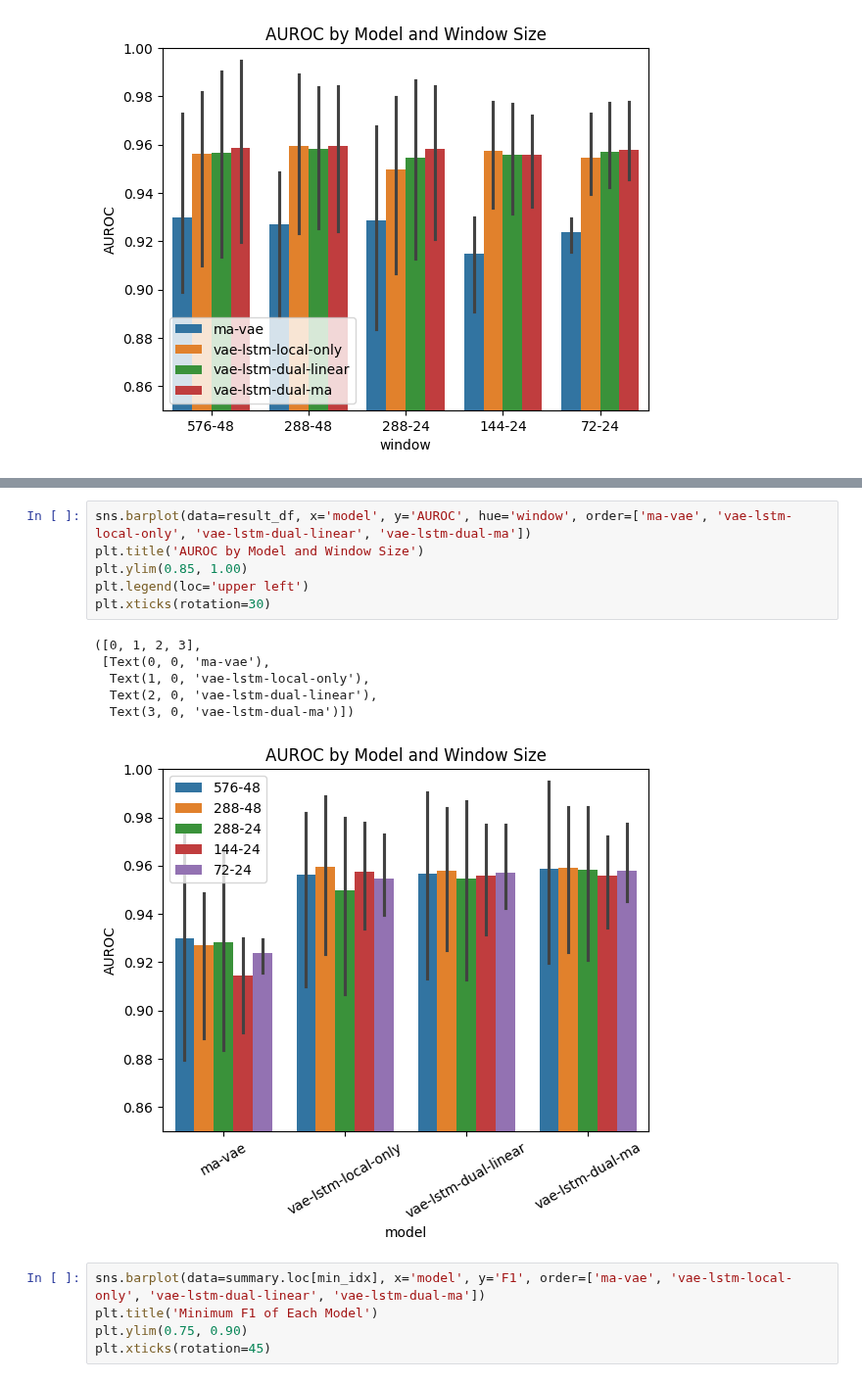
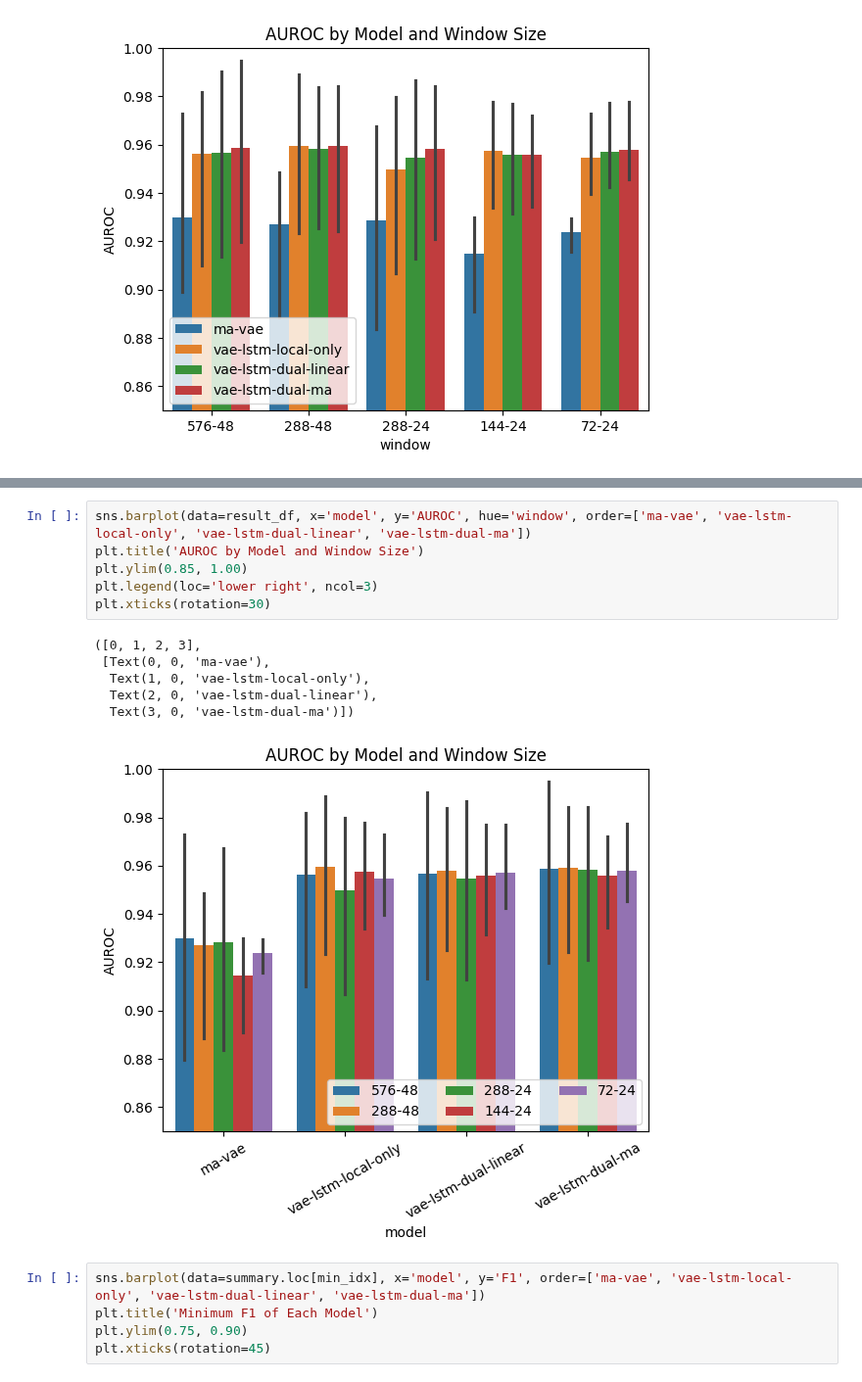
Before and after one commit to peunsu/wesad_stress_detection, a Jupyter notebook: dual-branch-vae-lstm/anomaly_detection.ipynb, the cells around one changed output, grey strips where cells are left out. Shown at 98% size. Saved outputs shown, nothing was run; the diff lists cells and outputs as text.

```diff
--- a/dual-branch-vae-lstm/anomaly_detection.ipynb
+++ b/dual-branch-vae-lstm/anomaly_detection.ipynb
@@ -825,16 +826,16 @@ plt.xticks(rotation=30)
 # %%
 sns.barplot(data=result_df, x='model', y='AUROC', hue='window', order=['ma-vae', 'vae-lstm-local-only', 'vae-lstm-dual-linear', 'vae-lstm-dual-ma'])
 plt.title('AUROC by Model and Window Size')
 plt.ylim(0.85, 1.00)
-plt.legend(loc='upper left')
+plt.legend(loc='lower right', ncol=3)
 plt.xticks(rotation=30)
 # %% [output]
 ([0, 1, 2, 3],
  [Text(0, 0, 'ma-vae'),
   Text(1, 0, 'vae-lstm-local-only'),
   Text(2, 0, 'vae-lstm-dual-linear'),
   Text(3, 0, 'vae-lstm-dual-ma')])
-[figure, old version]
+[figure, new version]
 # %%
 sns.barplot(data=summary.loc[min_idx], x='model', y='F1', order=['ma-vae', 'vae-lstm-local-only', 'vae-lstm-dual-linear', 'vae-lstm-dual-ma'])
 plt.title('Minimum F1 of Each Model')
```
Also changed, not shown: parts of 15 cells of this notebook, 1 other file.
